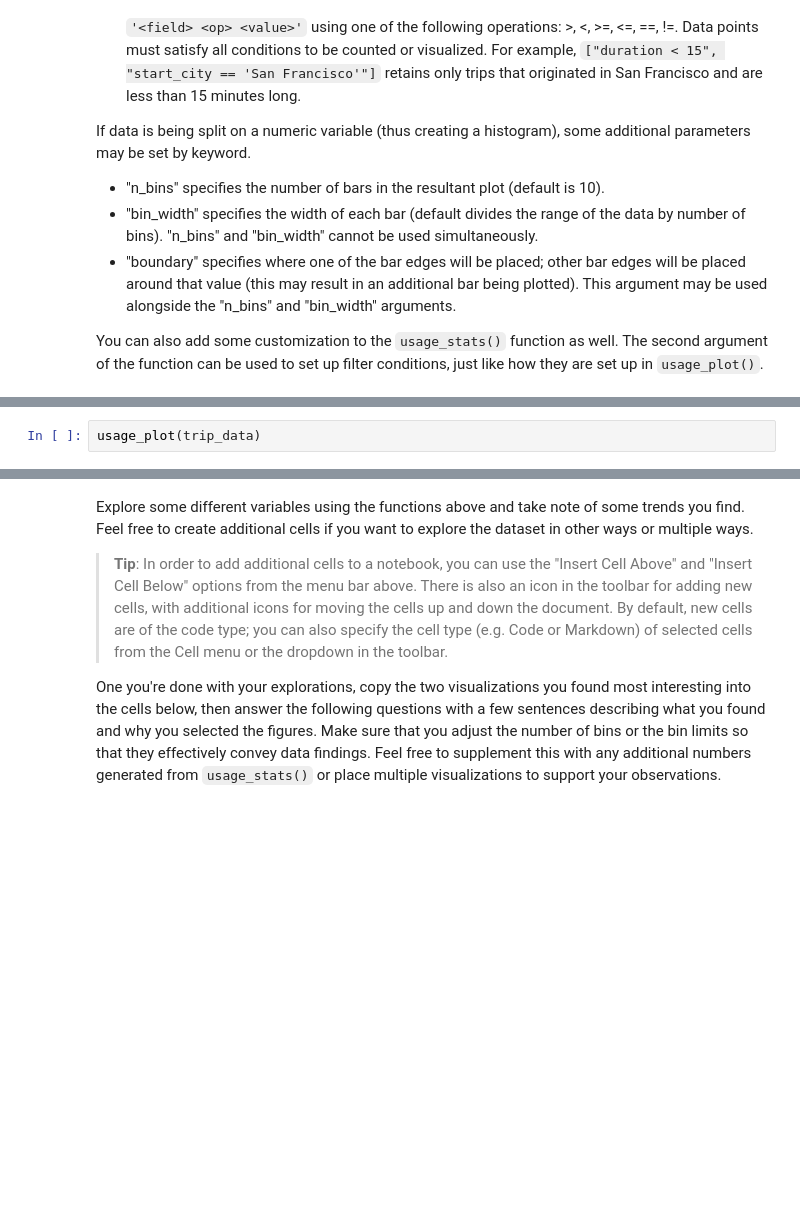
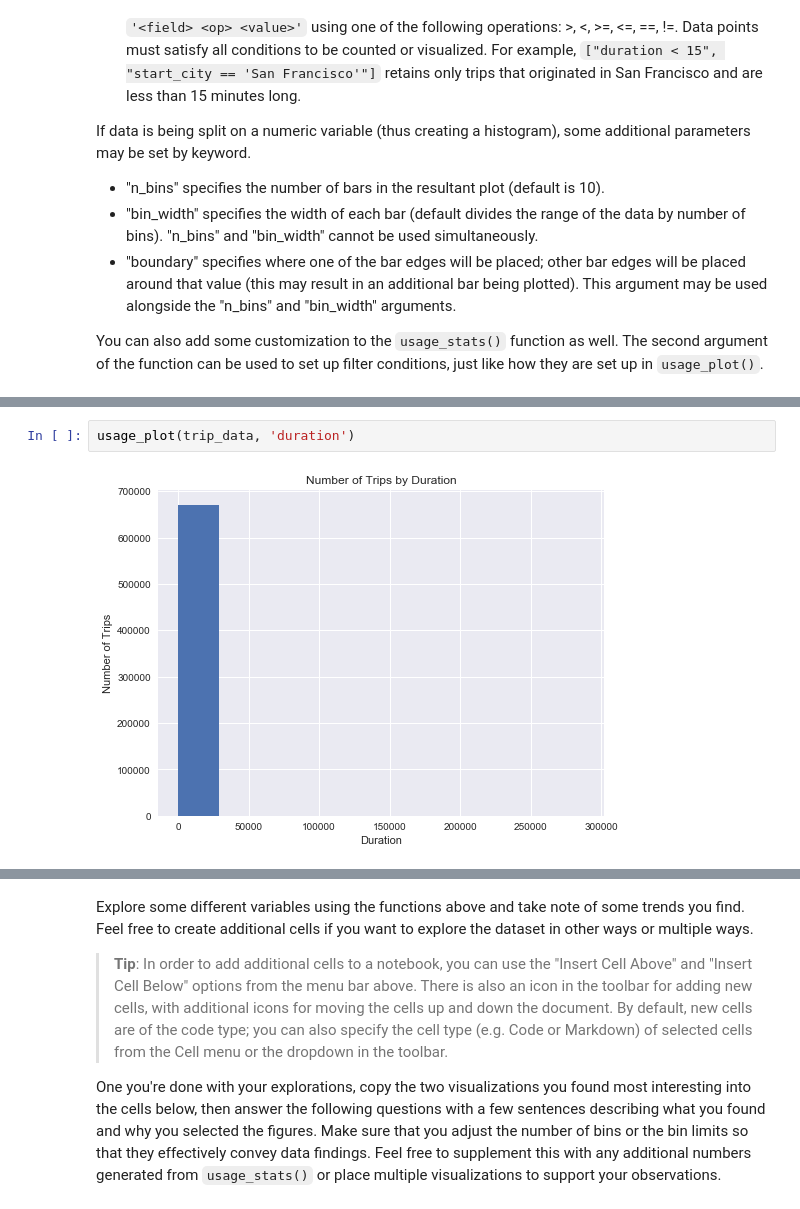
Before and after one commit to yaskyj/bay-area-bike-share, a Jupyter notebook: Bay_Area_Bike_Share_Analysis.ipynb, the cells around one changed output, grey strips where cells are left out. Cells and saved outputs as stored; diff of their text form; blank space fills up the shorter version.

Commit message:
Finish creating new charts and answer question 5

```diff
--- a/Bay_Area_Bike_Share_Analysis.ipynb
+++ b/Bay_Area_Bike_Share_Analysis.ipynb
@@ -289,2 +303,4 @@ usage_stats(trip_data)
 # %%
-usage_plot(trip_data)
+usage_plot(trip_data, 'duration')
+# %% [output]
+[figure, added]
```
Also changed, not shown: parts of 19 cells of this notebook.
